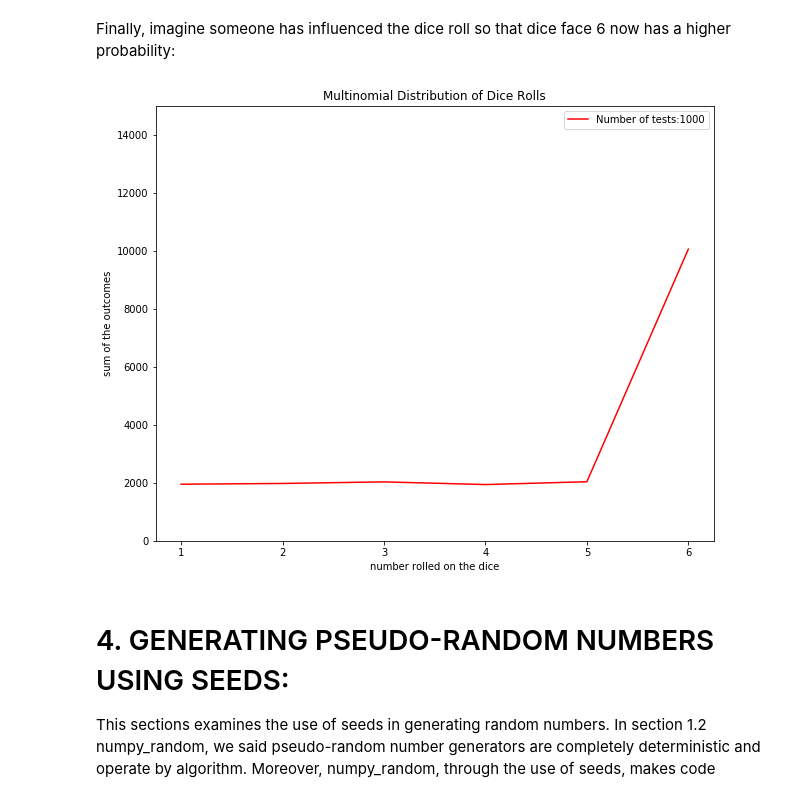
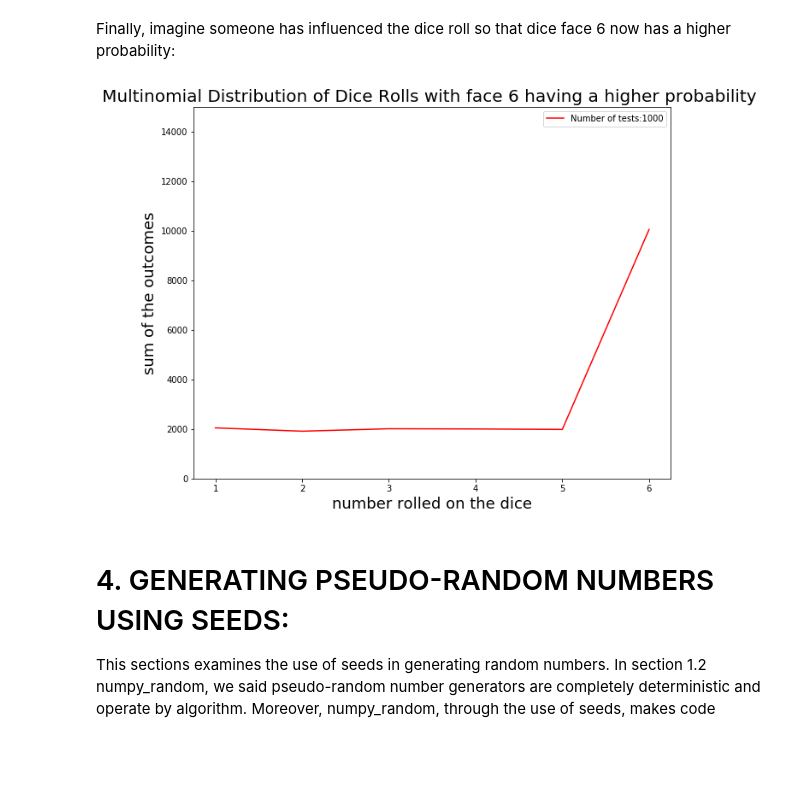
Before and after one commit to fionaoriordan/52465_19_np, a Jupyter notebook: numpy_random.ipynb, the cells around one changed output. Cells and saved outputs as stored; diff of their text form; code cells hidden in the pictures; blank space fills up the shorter version.

```diff
--- a/numpy_random.ipynb
+++ b/numpy_random.ipynb
@@ -895,33 +899,36 @@ plt.show()
 # %% [markdown]
 Finally, imagine someone has influenced the dice roll so that dice face 6 now has a higher probability:
 # %%
+#Adapted from: CMDLINE (2018), Python and R Tips, Simulating Coin Toss Experiment in Python with NumPy
+#Adapted from: https://cmdlinetips.com/2018/12/simulating-coin-toss-experiment-with-binomial-random-numbers-using-numpy/
+
 
 # alter the probability so that dice face 6 has a greater probability.
 p = [1/10,1/10,1/10,1/10,1/10,5/10]
 
 # Rerun the script but set size = 1000 in order to run the test 1000 times.
 size = 1000
 
 
 # Create a plot to visualise the data
 # plot the dice face values (x axis) against the the sum of the outcomes (y axis)
 # colour of line plotted set to red
 # label set to the number of tests (size) conducted
 plt.plot(x_data, f1(n,p,size), c='r', label=f"Number of tests:{size}")
 # set the limits of the plot to low zero and high to number of experiements by 5
 plt.ylim(0, size*15)
 # label the x axis
-plt.xlabel('number rolled on the dice')
+plt.xlabel('number rolled on the dice', fontsize = 18)
 # label the y axis
-plt.ylabel('sum of the outcomes')
+plt.ylabel('sum of the outcomes', fontsize = 18)
  # set the plot title
-plt.title("Multinomial Distribution of Dice Rolls")
+plt.title(f"Multinomial Distribution of Dice Rolls with face 6 having a higher probability ", fontsize = 20)
 # use the legend set by label above.
 plt.legend()
 # display the output.
 plt.show()
 # %% [output]
-[figure, old version]
+[figure, new version]
 # %% [markdown]
 # 4. GENERATING PSEUDO-RANDOM NUMBERS USING SEEDS:
 This sections examines the use of seeds in generating random numbers. In section 1.2 numpy_random, we said pseudo-random number generators are completely deterministic and operate by algorithm. Moreover, numpy_random, through the use of seeds, makes code 'repeatable'(Sharpsight, Undated, Unpaged).
```
Also changed, not shown: parts of 35 cells of this notebook.
